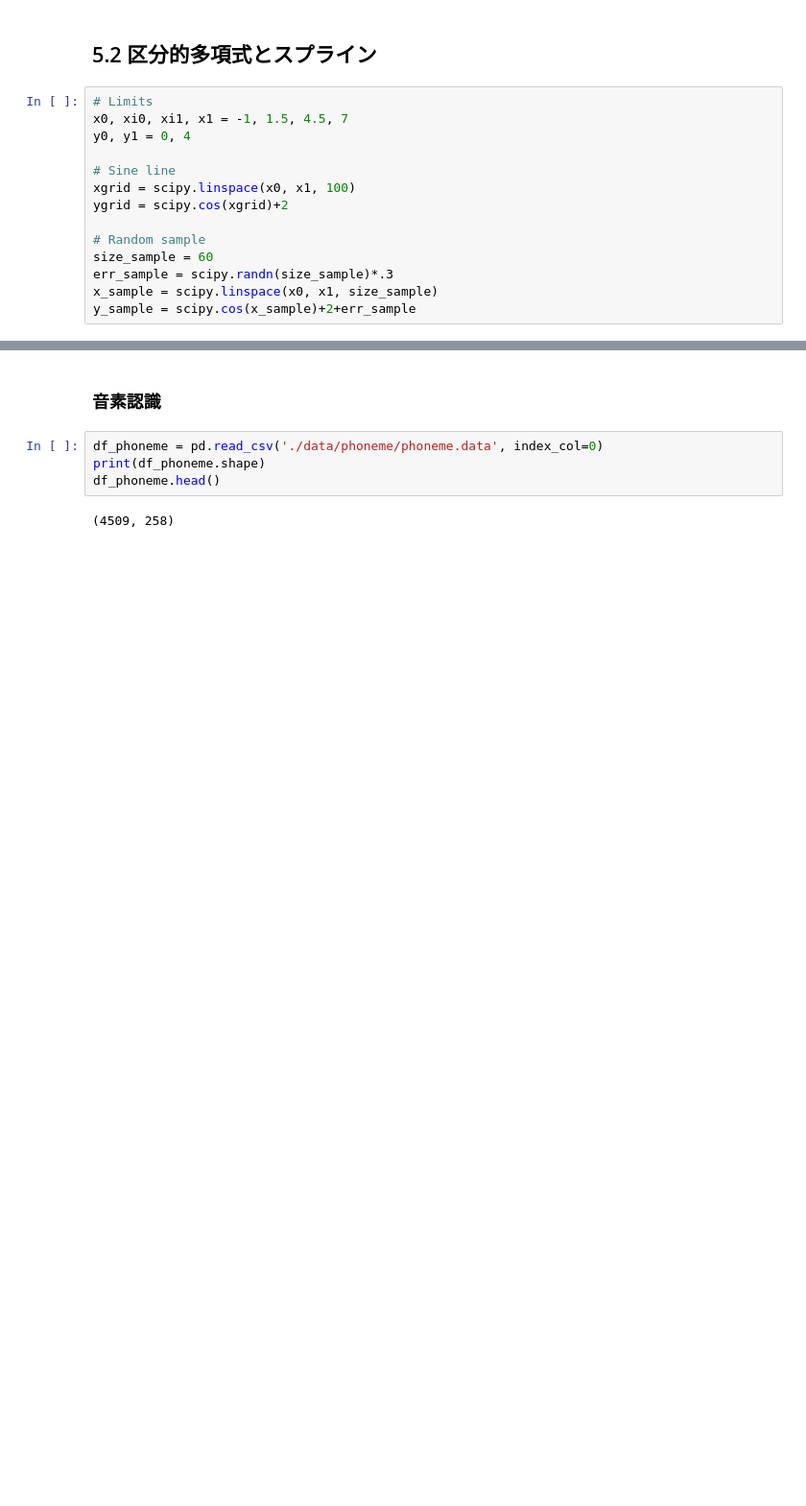
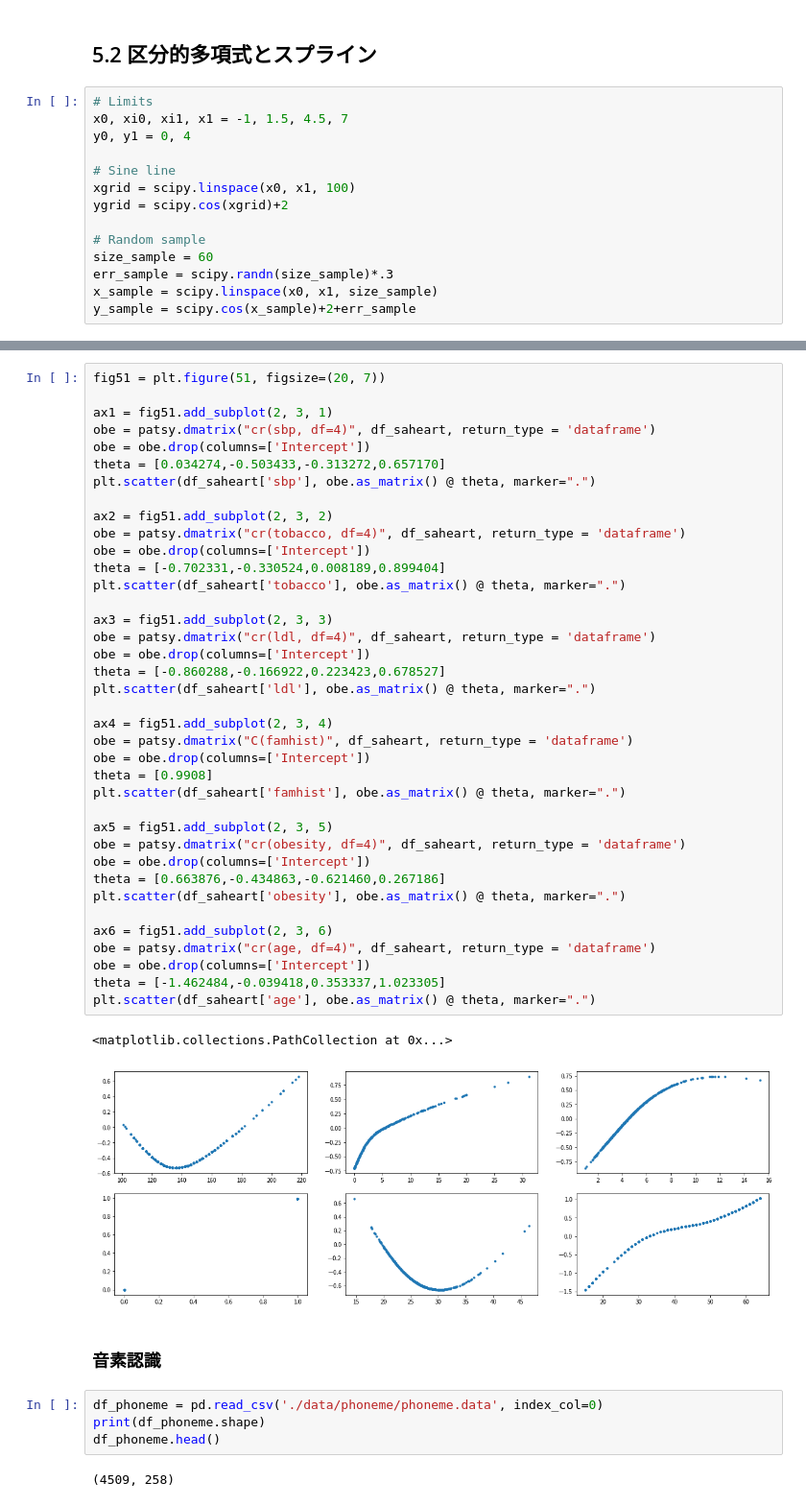
Before and after one commit to sorashido/esl-learn, a Jupyter notebook: chapter5.ipynb, the cells around one changed output, grey strips where cells are left out. Shown: that part at 96% size. Saved outputs shown, nothing was run; the diff lists cells and outputs as text; blank space fills up the shorter version.

```diff
--- a/chapter5.ipynb
+++ b/chapter5.ipynb
@@ -227,3 +317,44 @@ MSE: 0.1733, GCV: 0.1811, RSQ: 0.2291, GRSQ: 0.1990
+# %%
+fig51 = plt.figure(51, figsize=(20, 7))
+
+ax1 = fig51.add_subplot(2, 3, 1)
+obe = patsy.dmatrix("cr(sbp, df=4)", df_saheart, return_type = 'dataframe')
+obe = obe.drop(columns=['Intercept'])
+theta = [0.034274,-0.503433,-0.313272,0.657170]
+plt.scatter(df_saheart['sbp'], obe.as_matrix() @ theta, marker=".")
+
+ax2 = fig51.add_subplot(2, 3, 2)
+obe = patsy.dmatrix("cr(tobacco, df=4)", df_saheart, return_type = 'dataframe')
+obe = obe.drop(columns=['Intercept'])
+theta = [-0.702331,-0.330524,0.008189,0.899404]
+plt.scatter(df_saheart['tobacco'], obe.as_matrix() @ theta, marker=".")
+
+ax3 = fig51.add_subplot(2, 3, 3)
+obe = patsy.dmatrix("cr(ldl, df=4)", df_saheart, return_type = 'dataframe')
+obe = obe.drop(columns=['Intercept'])
+theta = [-0.860288,-0.166922,0.223423,0.678527]
+plt.scatter(df_saheart['ldl'], obe.as_matrix() @ theta, marker=".")
+
+ax4 = fig51.add_subplot(2, 3, 4)
+obe = patsy.dmatrix("C(famhist)", df_saheart, return_type = 'dataframe')
+obe = obe.drop(columns=['Intercept'])
+theta = [0.9908]
+plt.scatter(df_saheart['famhist'], obe.as_matrix() @ theta, marker=".")
+
+ax5 = fig51.add_subplot(2, 3, 5)
+obe = patsy.dmatrix("cr(obesity, df=4)", df_saheart, return_type = 'dataframe')
+obe = obe.drop(columns=['Intercept'])
+theta = [0.663876,-0.434863,-0.621460,0.267186]
+plt.scatter(df_saheart['obesity'], obe.as_matrix() @ theta, marker=".")
+
+ax6 = fig51.add_subplot(2, 3, 6)
+obe = patsy.dmatrix("cr(age, df=4)", df_saheart, return_type = 'dataframe')
+obe = obe.drop(columns=['Intercept'])
+theta = [-1.462484,-0.039418,0.353337,1.023305]
+plt.scatter(df_saheart['age'], obe.as_matrix() @ theta, marker=".")
+# %% [output]
+<matplotlib.collections.PathCollection at 0x...>
+[figure, added]
 # %% [markdown]
 ### 音素認識
 # %%
```
Also changed, not shown: parts of 18 cells of this notebook, 1 other file.
